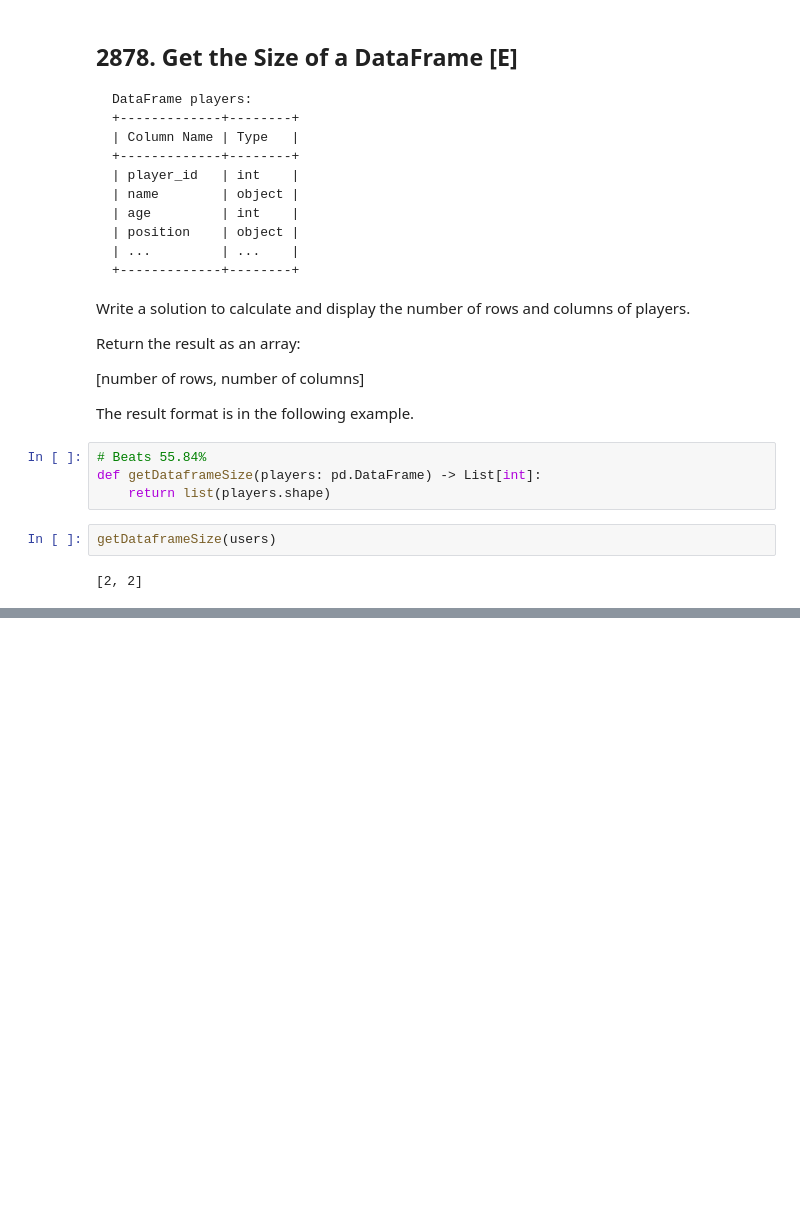
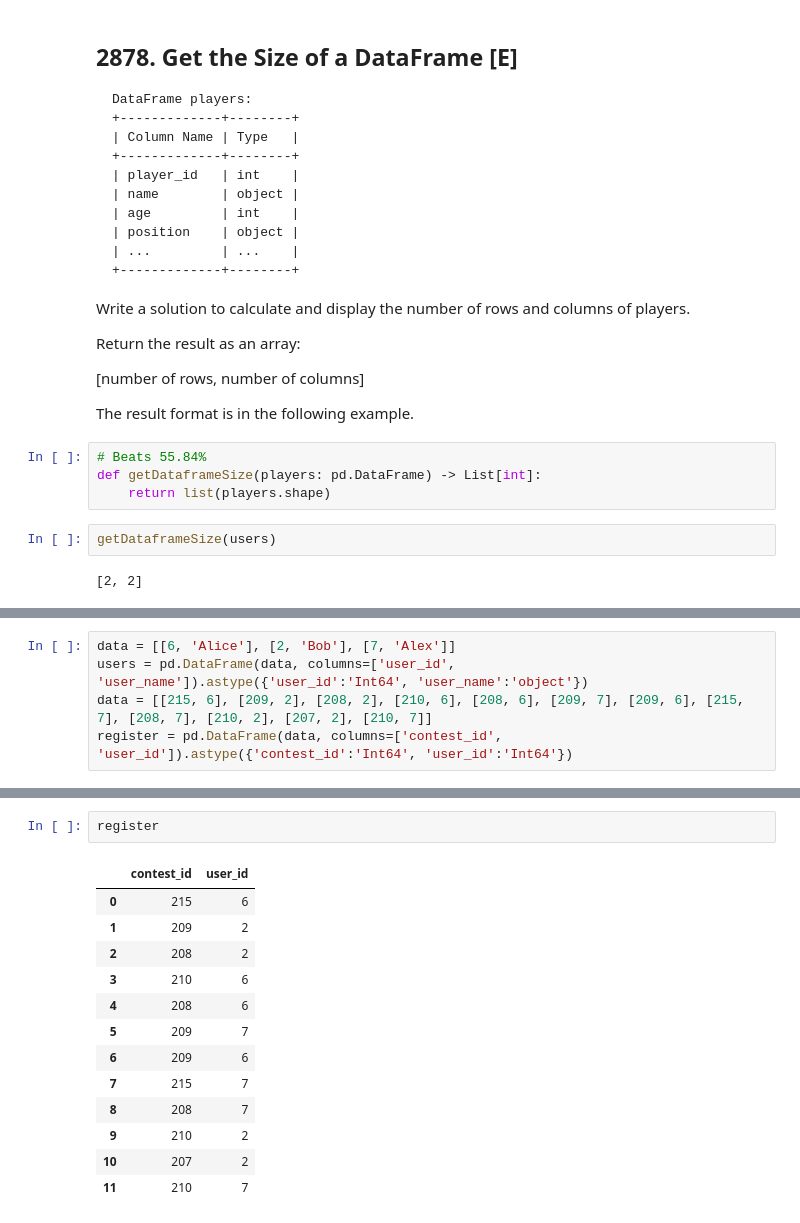
Before and after one commit to drwslv/LeetCode-Pandas, a Jupyter notebook: examples_2.ipynb, the cells around one changed output, grey strips where cells are left out. Saved outputs shown, nothing was run; the diff lists cells and outputs as text; blank space fills up the shorter version.

```diff
--- a/examples_2.ipynb
+++ b/examples_2.ipynb
@@ -376,0 +413,5 @@ list(users.shape)
+# %%
+data = [[6, 'Alice'], [2, 'Bob'], [7, 'Alex']]
+users = pd.DataFrame(data, columns=['user_id', 'user_name']).astype({'user_id':'Int64', 'user_name':'object'})
+data = [[215, 6], [209, 2], [208, 2], [210, 6], [208, 6], [209, 7], [209, 6], [215, 7], [208, 7], [210, 2], [207, 2], [210, 7]]
+register = pd.DataFrame(data, columns=['contest_id', 'user_id']).astype({'contest_id':'Int64', 'user_id':'Int64'})
@@ -376,0 +434,16 @@ list(users.shape)
+# %%
+register
+# %% [output]
+|  | contest_id | user_id |
+| 0 | 215 | 6 |
+| 1 | 209 | 2 |
+| 2 | 208 | 2 |
+| 3 | 210 | 6 |
+| 4 | 208 | 6 |
+| 5 | 209 | 7 |
+| 6 | 209 | 6 |
+| 7 | 215 | 7 |
+| 8 | 208 | 7 |
+| 9 | 210 | 2 |
+| 10 | 207 | 2 |
+| 11 | 210 | 7 |
```
Also changed, not shown: parts of 6 cells of this notebook.
